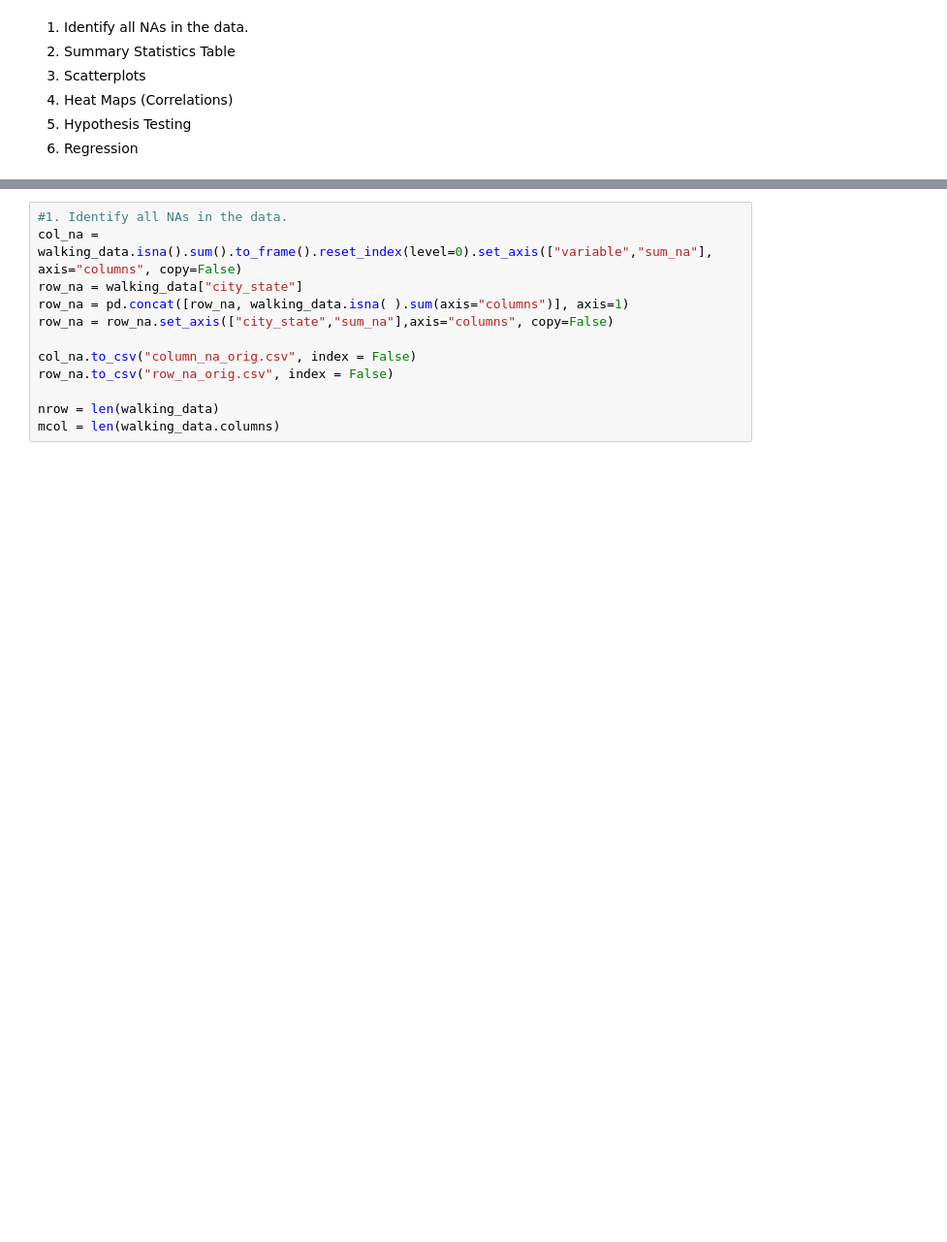
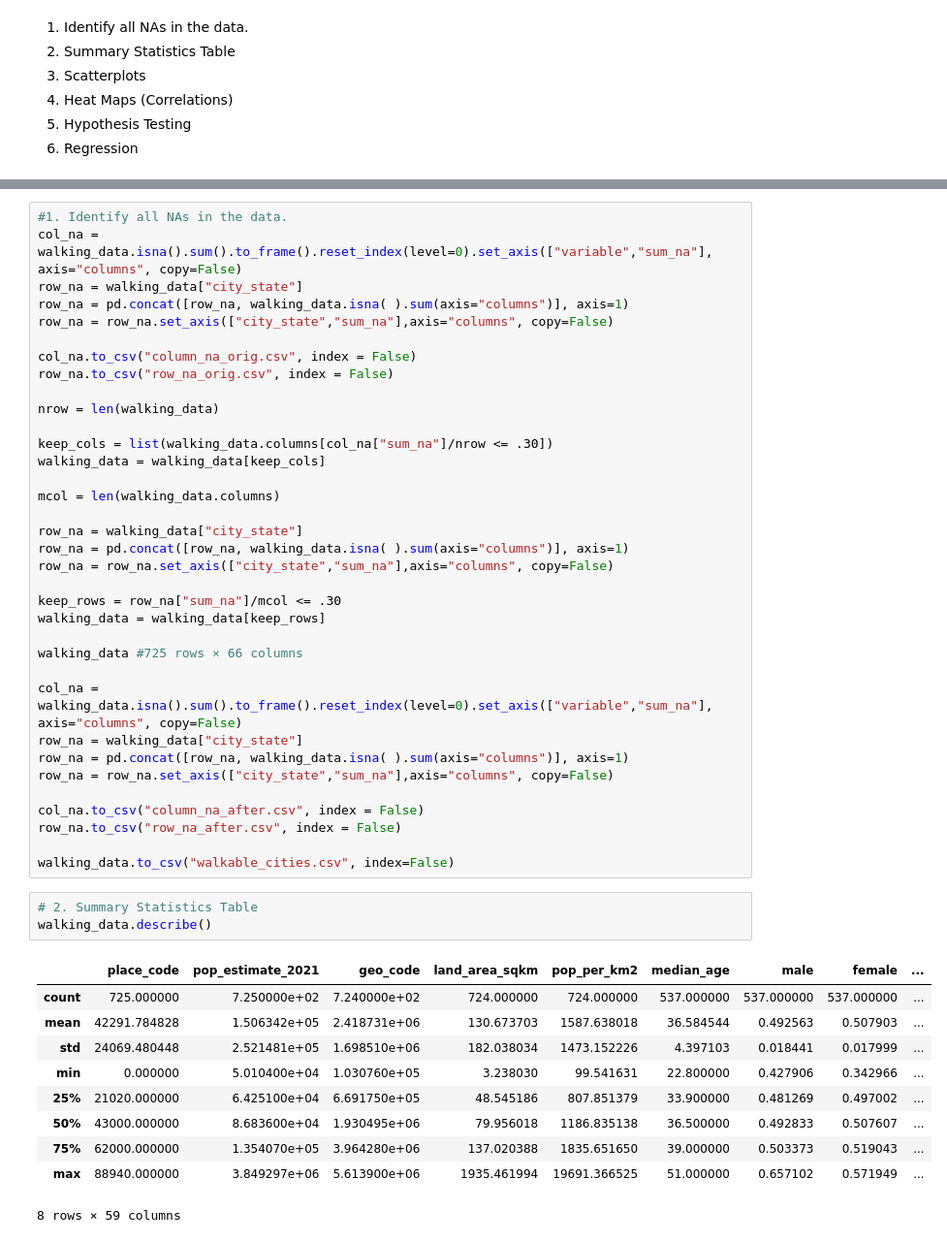
Before and after one commit to chanellee/Walkable-Cities, a Jupyter notebook: EDA_Extended_Analysis.ipynb, the cells around one changed output, grey strips where cells are left out. Shown at 97% size. Saved outputs shown, nothing was run; the diff lists cells and outputs as text; blank space fills up the shorter version.

```diff
--- a/EDA_Extended_Analysis.ipynb
+++ b/EDA_Extended_Analysis.ipynb
@@ -35,4 +35,41 @@ col_na.to_csv("column_na_orig.csv", index = False)
 row_na.to_csv("row_na_orig.csv", index = False)
 
 nrow = len(walking_data)
+
+keep_cols = list(walking_data.columns[col_na["sum_na"]/nrow <= .30])
+walking_data = walking_data[keep_cols]
+
 mcol = len(walking_data.columns)
+
+row_na = walking_data["city_state"]
+row_na = pd.concat([row_na, walking_data.isna( ).sum(axis="columns")], axis=1)
+row_na = row_na.set_axis(["city_state","sum_na"],axis="columns", copy=False)
+
+keep_rows = row_na["sum_na"]/mcol <= .30
+walking_data = walking_data[keep_rows]
+
+walking_data #725 rows × 66 columns
+
+col_na = walking_data.isna().sum().to_frame().reset_index(level=0).set_axis(["variable","sum_na"], axis="columns", copy=False)
+row_na = walking_data["city_state"]
+row_na = pd.concat([row_na, walking_data.isna( ).sum(axis="columns")], axis=1)
+row_na = row_na.set_axis(["city_state","sum_na"],axis="columns", copy=False)
+
+col_na.to_csv("column_na_after.csv", index = False)
+row_na.to_csv("row_na_after.csv", index = False)
+
+walking_data.to_csv("walkable_cities.csv", index=False)
+# %%
+# 2. Summary Statistics Table
+walking_data.describe()
+# %% [output]
+|  | place_code | pop_estimate_2021 | geo_code | land_area_sqkm | pop_per_km2 | median_age | male | female | ... |
+| count | 725.000000 | 7.250000e+02 | 7.240000e+02 | 724.000000 | 724.000000 | 537.000000 | 537.000000 | 537.000000 | ... |
+| mean | 42291.784828 | 1.506342e+05 | 2.418731e+06 | 130.673703 | 1587.638018 | 36.584544 | 0.492563 | 0.507903 | ... |
+| std | 24069.480448 | 2.521481e+05 | 1.698510e+06 | 182.038034 | 1473.152226 | 4.397103 | 0.018441 | 0.017999 | ... |
+| min | 0.000000 | 5.010400e+04 | 1.030760e+05 | 3.238030 | 99.541631 | 22.800000 | 0.427906 | 0.342966 | ... |
+| 25% | 21020.000000 | 6.425100e+04 | 6.691750e+05 | 48.545186 | 807.851379 | 33.900000 | 0.481269 | 0.497002 | ... |
+| 50% | 43000.000000 | 8.683600e+04 | 1.930495e+06 | 79.956018 | 1186.835138 | 36.500000 | 0.492833 | 0.507607 | ... |
+| 75% | 62000.000000 | 1.354070e+05 | 3.964280e+06 | 137.020388 | 1835.651650 | 39.000000 | 0.503373 | 0.519043 | ... |
+| max | 88940.000000 | 3.849297e+06 | 5.613900e+06 | 1935.461994 | 19691.366525 | 51.000000 | 0.657102 | 0.571949 | ... |
+8 rows × 59 columns
```
Also changed, not shown: parts of 5 cells of this notebook, 10 other files.
